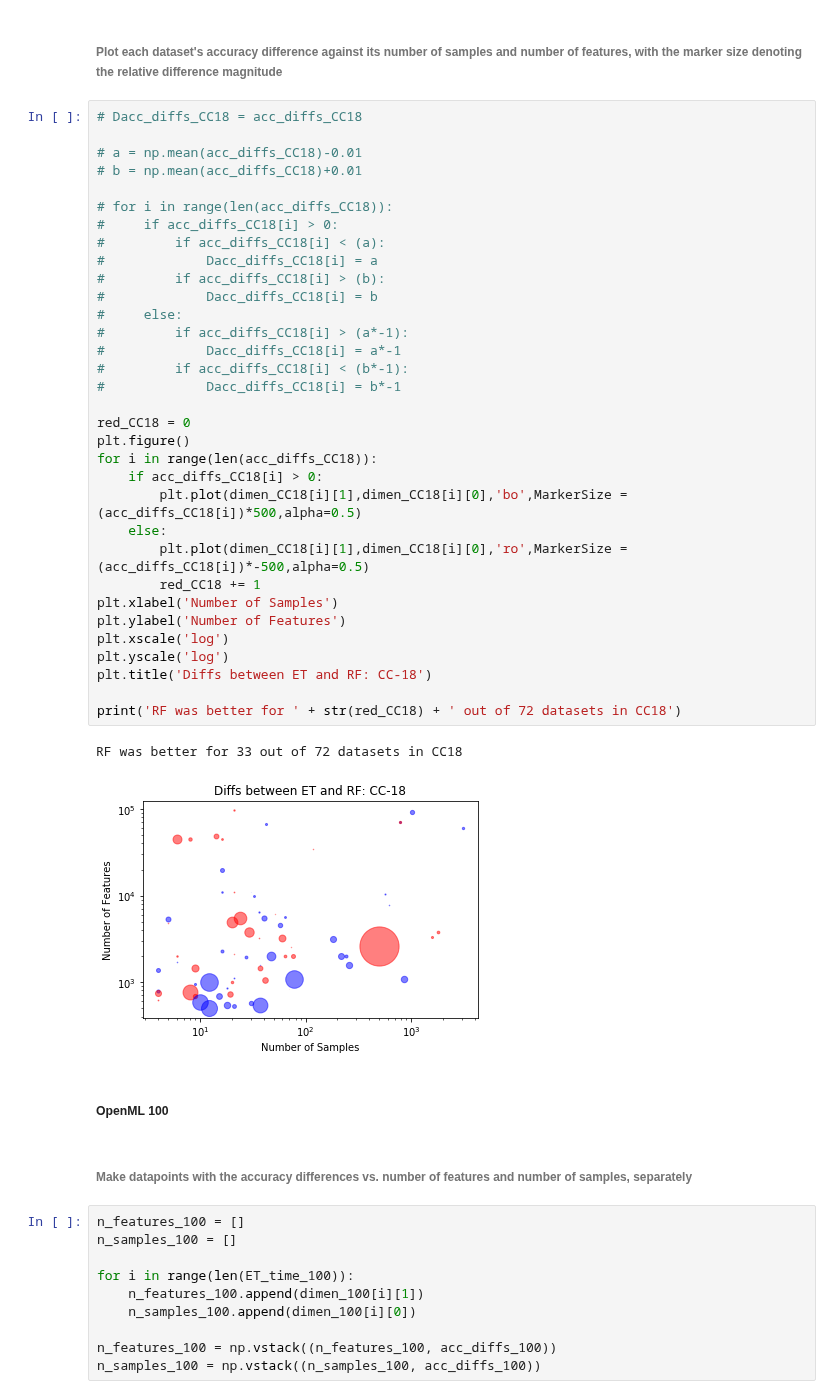
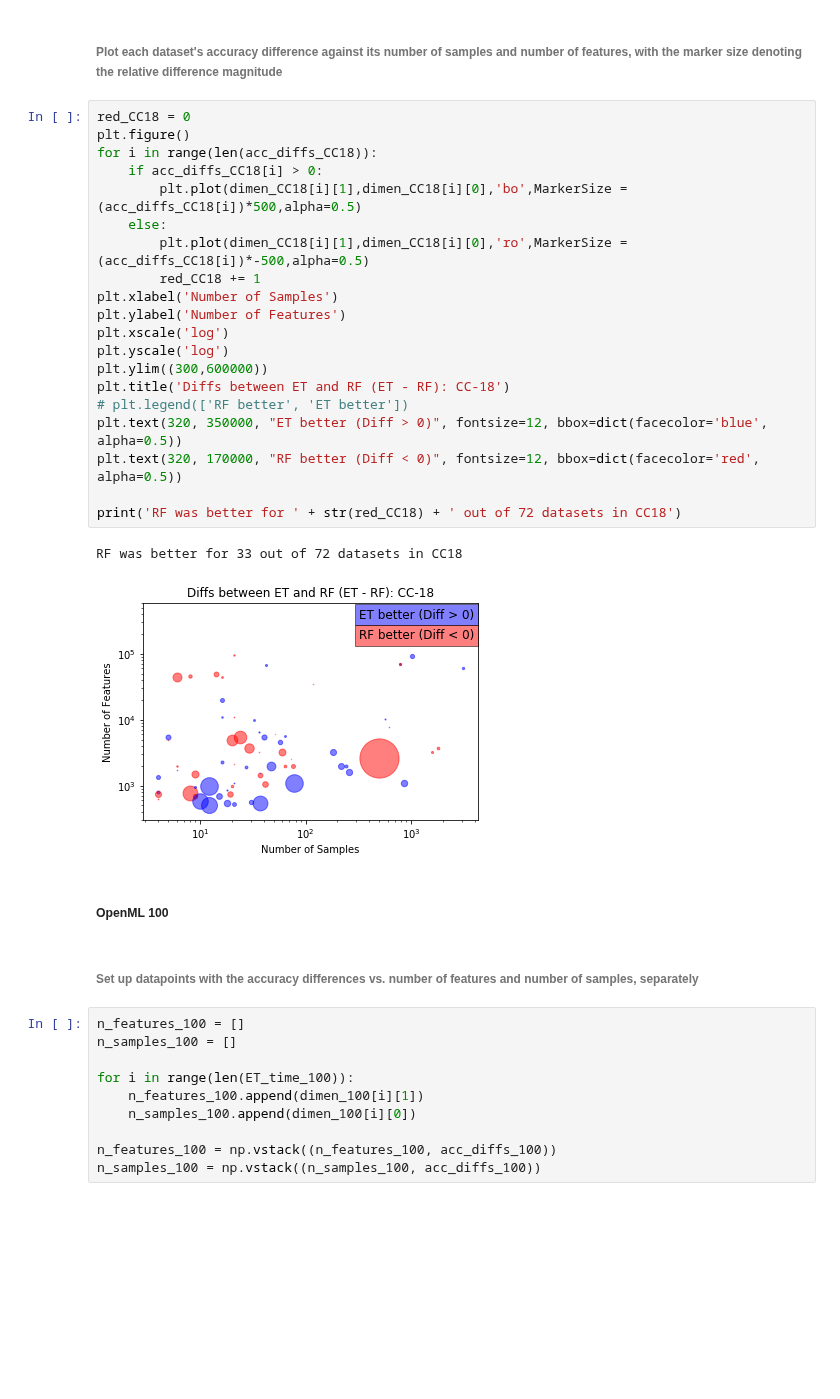
Before and after one commit to NeuroDataDesign/tealeaf, a Jupyter notebook: suyeon/code/RandomForest_ExtraTrees_Compare_Tutorial.ipynb, the cells around one changed output. Drawn from its saved outputs; the diff is of its cells as text; blank space fills up the shorter version.

```diff
--- a/suyeon/code/RandomForest_ExtraTrees_Compare_Tutorial.ipynb
+++ b/suyeon/code/RandomForest_ExtraTrees_Compare_Tutorial.ipynb
@@ -290,45 +294,32 @@ Text(0.5, 1.0, 'ET vs RF accuracy differences per number of samples: CC-18')
 # %% [markdown]
 ###### Plot each dataset's accuracy difference against its number of samples and number of features, with the marker size denoting the relative difference magnitude
 # %%
-# Dacc_diffs_CC18 = acc_diffs_CC18
-
-# a = np.mean(acc_diffs_CC18)-0.01
-# b = np.mean(acc_diffs_CC18)+0.01
-
-# for i in range(len(acc_diffs_CC18)):
-#     if acc_diffs_CC18[i] > 0:
-#         if acc_diffs_CC18[i] < (a):
-#             Dacc_diffs_CC18[i] = a
-#         if acc_diffs_CC18[i] > (b):
-#             Dacc_diffs_CC18[i] = b
-#     else:
-#         if acc_diffs_CC18[i] > (a*-1):
-#             Dacc_diffs_CC18[i] = a*-1
-#         if acc_diffs_CC18[i] < (b*-1):
-#             Dacc_diffs_CC18[i] = b*-1
-
 red_CC18 = 0
 plt.figure()
 for i in range(len(acc_diffs_CC18)):
     if acc_diffs_CC18[i] > 0:
         plt.plot(dimen_CC18[i][1],dimen_CC18[i][0],'bo',MarkerSize = (acc_diffs_CC18[i])*500,alpha=0.5)
     else:
         plt.plot(dimen_CC18[i][1],dimen_CC18[i][0],'ro',MarkerSize = (acc_diffs_CC18[i])*-500,alpha=0.5)
         red_CC18 += 1
 plt.xlabel('Number of Samples')
 plt.ylabel('Number of Features')
 plt.xscale('log')
 plt.yscale('log')
-plt.title('Diffs between ET and RF: CC-18')
+plt.ylim((300,600000))
+plt.title('Diffs between ET and RF (ET - RF): CC-18')
+# plt.legend(['RF better', 'ET better'])
+plt.text(320, 350000, "ET better (Diff > 0)", fontsize=12, bbox=dict(facecolor='blue', alpha=0.5))
+plt.text(320, 170000, "RF better (Diff < 0)", fontsize=12, bbox=dict(facecolor='red', alpha=0.5))
 
 print('RF was better for ' + str(red_CC18) + ' out of 72 datasets in CC18')
 # %% [output]
 RF was better for 33 out of 72 datasets in CC18
-[figure, old version]
+[figure, new version]
 # %% [markdown]
 ##### OpenML 100
 # %% [markdown]
-###### Make datapoints with the accuracy differences vs. number of features and number of samples, separately
+###### Set up datapoints with the accuracy differences vs. number of features and number of samples, separately
 # %%
 n_features_100 = []
 n_samples_100 = []
```
Also changed, not shown: parts of 29 cells of this notebook.
